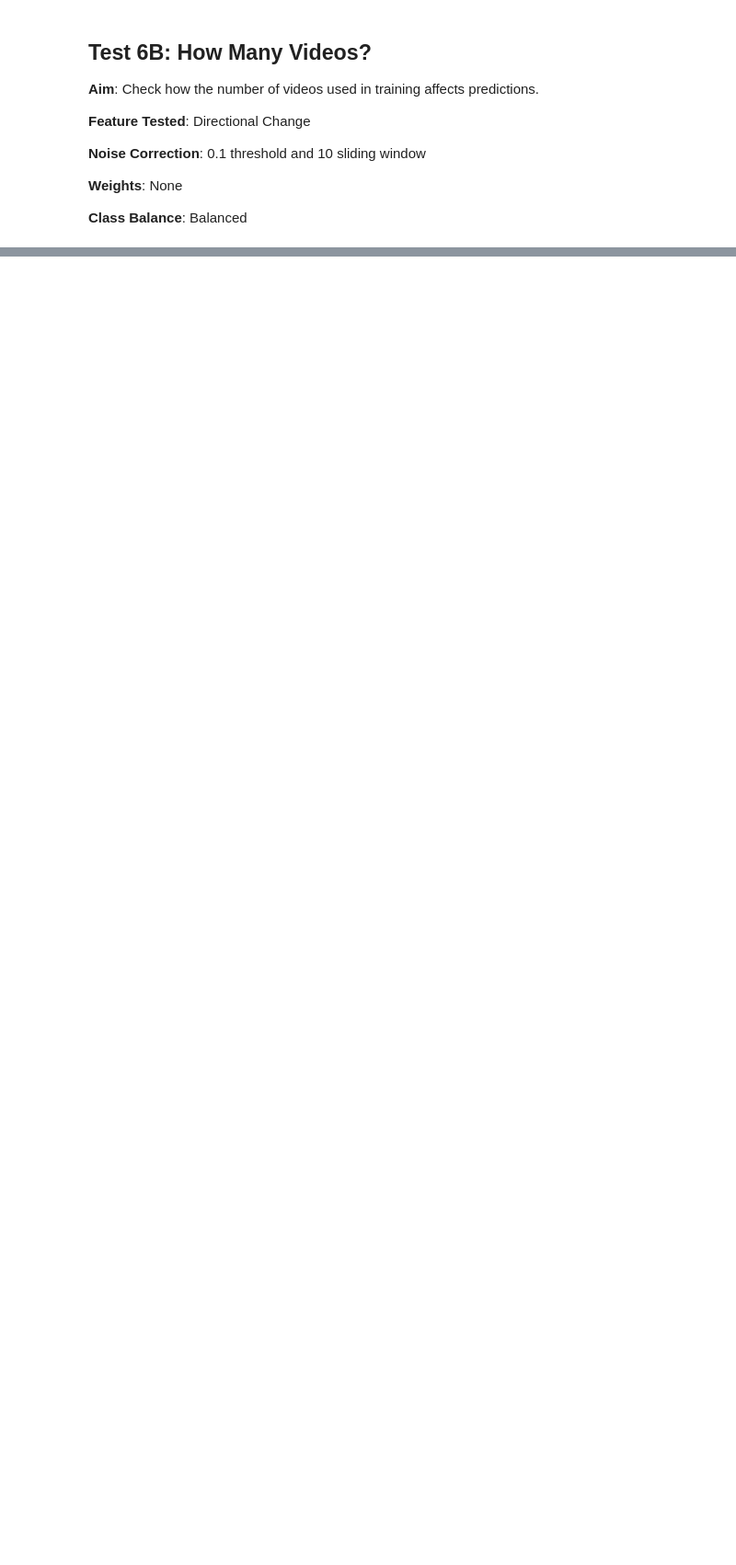
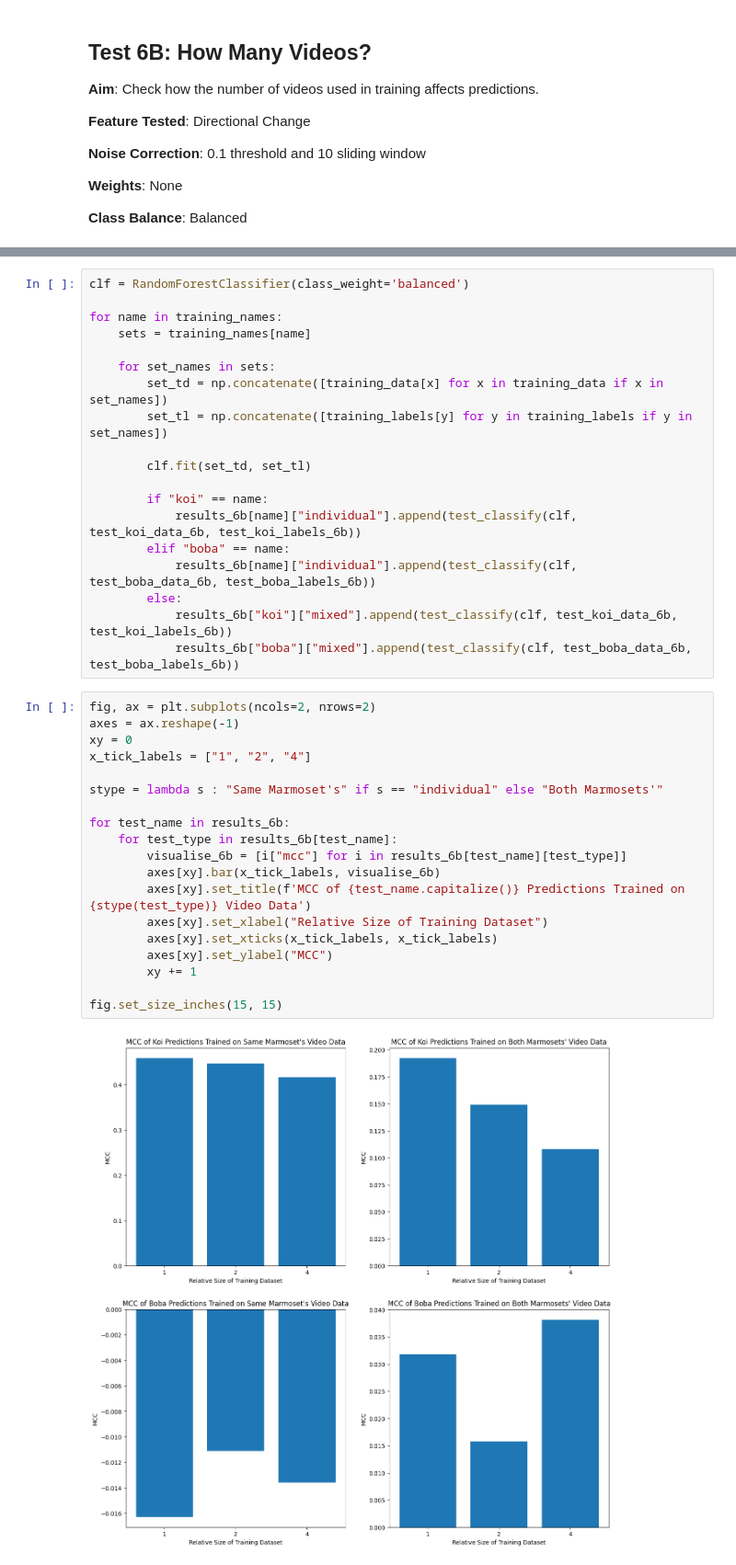
Before and after one commit to russell-ykh/monke, a Jupyter notebook: cla6fy.ipynb, the cells around one changed output, grey strips where cells are left out. Shown at 92% size. Cells and saved outputs as stored; diff of their text form; blank space fills up the shorter version.

Commit message:
Performed Test 6

```diff
--- a/cla6fy.ipynb
+++ b/cla6fy.ipynb
@@ -280,0 +356,40 @@ KeyboardInterrupt:
+# %%
+clf = RandomForestClassifier(class_weight='balanced')
+
+for name in training_names:
+    sets = training_names[name]
+
+    for set_names in sets:
+        set_td = np.concatenate([training_data[x] for x in training_data if x in set_names])
+        set_tl = np.concatenate([training_labels[y] for y in training_labels if y in set_names])
+
+        clf.fit(set_td, set_tl)
+
+        if "koi" == name:
+            results_6b[name]["individual"].append(test_classify(clf, test_koi_data_6b, test_koi_labels_6b))
+        elif "boba" == name:
+            results_6b[name]["individual"].append(test_classify(clf, test_boba_data_6b, test_boba_labels_6b))
+        else:
+            results_6b["koi"]["mixed"].append(test_classify(clf, test_koi_data_6b, test_koi_labels_6b))
+            results_6b["boba"]["mixed"].append(test_classify(clf, test_boba_data_6b, test_boba_labels_6b))
+# %%
+fig, ax = plt.subplots(ncols=2, nrows=2)
+axes = ax.reshape(-1)
+xy = 0
+x_tick_labels = ["1", "2", "4"]
+
+stype = lambda s : "Same Marmoset's" if s == "individual" else "Both Marmosets'"
+
+for test_name in results_6b:
+    for test_type in results_6b[test_name]:
+        visualise_6b = [i["mcc"] for i in results_6b[test_name][test_type]]
+        axes[xy].bar(x_tick_labels, visualise_6b)
+        axes[xy].set_title(f'MCC of {test_name.capitalize()} Predictions Trained on {stype(test_type)} Video Data')
+        axes[xy].set_xlabel("Relative Size of Training Dataset")
+        axes[xy].set_xticks(x_tick_labels, x_tick_labels)
+        axes[xy].set_ylabel("MCC")
+        xy += 1
+
+fig.set_size_inches(15, 15)
+# %% [output]
+[figure, added]
```
Also changed, not shown: parts of 19 cells of this notebook.
